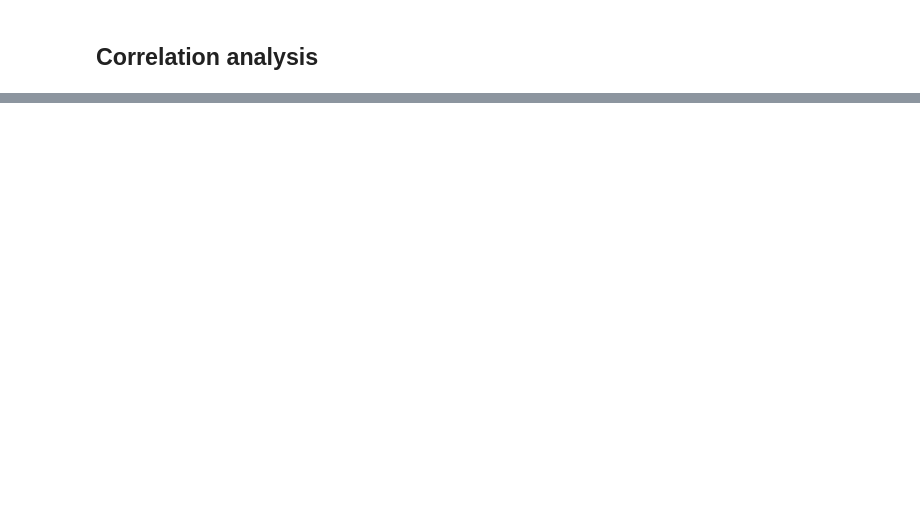
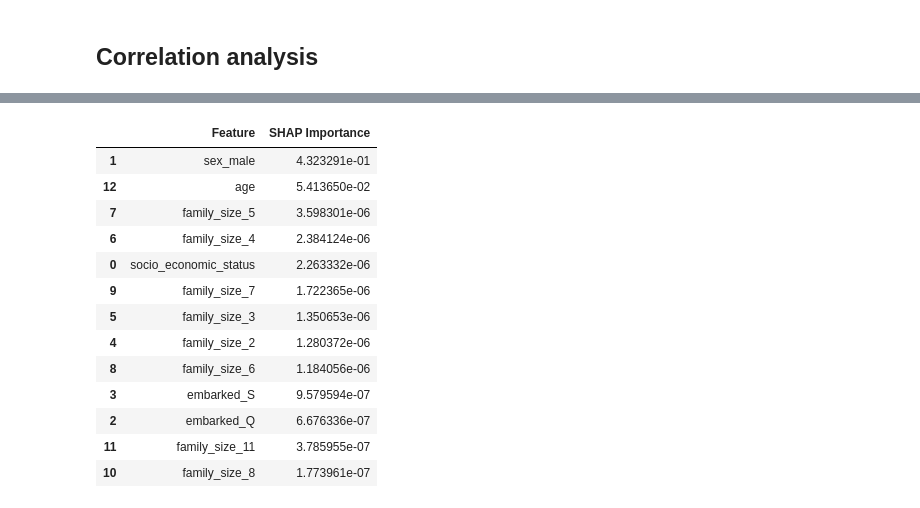
Before and after one commit to NickolasZH/data_science, a Jupyter notebook: titanic/titanic.ipynb, the cells around one changed output, grey strips where cells are left out. Drawn from its saved outputs; the diff is of its cells as text; code cells hidden in the pictures; blank space fills up the shorter version.

```diff
--- a/titanic/titanic.ipynb
+++ b/titanic/titanic.ipynb
@@ -709,0 +982,24 @@ Index: []
+# %%
+# 1. Get the feature names after applying OneHotEncoder
+ohe_feature_names = randomized_search.best_estimator_ \
+    .named_steps['preprocessor'] \
+    .transformers_[1][1] \
+    .named_steps['encoder'] \
+    .get_feature_names_out(input_features=ohe_columns)
+
+# 2. Combine all feature names into one list
+features_list = ord_columns + list(ohe_feature_names) + num_columns
+
+# 3. Reduce the number of examples for background data (e.g., 100 random samples)
+X_train_processed = best_model.named_steps['preprocessor'].transform(X_train)
+background_data = shap.sample(X_train_processed, 100)
+
+# 4. Initialize SHAP explainer for the model
+explainer = shap.KernelExplainer(
+    model=randomized_search.best_estimator_.named_steps['models'].predict,
+    data=background_data,
+    feature_names=features_list
+)
+# %%
+# 5. Calculate SHAP values for the entire test set
+shap_values_all = explainer.shap_values(X_train_processed)
@@ -709,0 +1025,26 @@ Index: []
+# %%
+# Show feature importance
+shap_importance = np.abs(shap_values_all).mean(axis=0)
+feature_importance = pd.DataFrame(list(zip(features_list, shap_importance)),
+                                  columns=['Feature', 'SHAP Importance'])
+
+# Sort by importance
+feature_importance = feature_importance.sort_values(by='SHAP Importance', ascending=False)
+
+# Display
+display(feature_importance)
+# %% [output]
+|  | Feature | SHAP Importance |
+| 1 | sex_male | 4.323291e-01 |
+| 12 | age | 5.413650e-02 |
+| 7 | family_size_5 | 3.598301e-06 |
+| 6 | family_size_4 | 2.384124e-06 |
+| 0 | socio_economic_status | 2.263332e-06 |
+| 9 | family_size_7 | 1.722365e-06 |
+| 5 | family_size_3 | 1.350653e-06 |
+| 4 | family_size_2 | 1.280372e-06 |
+| 8 | family_size_6 | 1.184056e-06 |
+| 3 | embarked_S | 9.579594e-07 |
+| 2 | embarked_Q | 6.676336e-07 |
+| 11 | family_size_11 | 3.785955e-07 |
+| 10 | family_size_8 | 1.773961e-07 |
```
Also changed, not shown: parts of 33 cells of this notebook, 1 other file.
